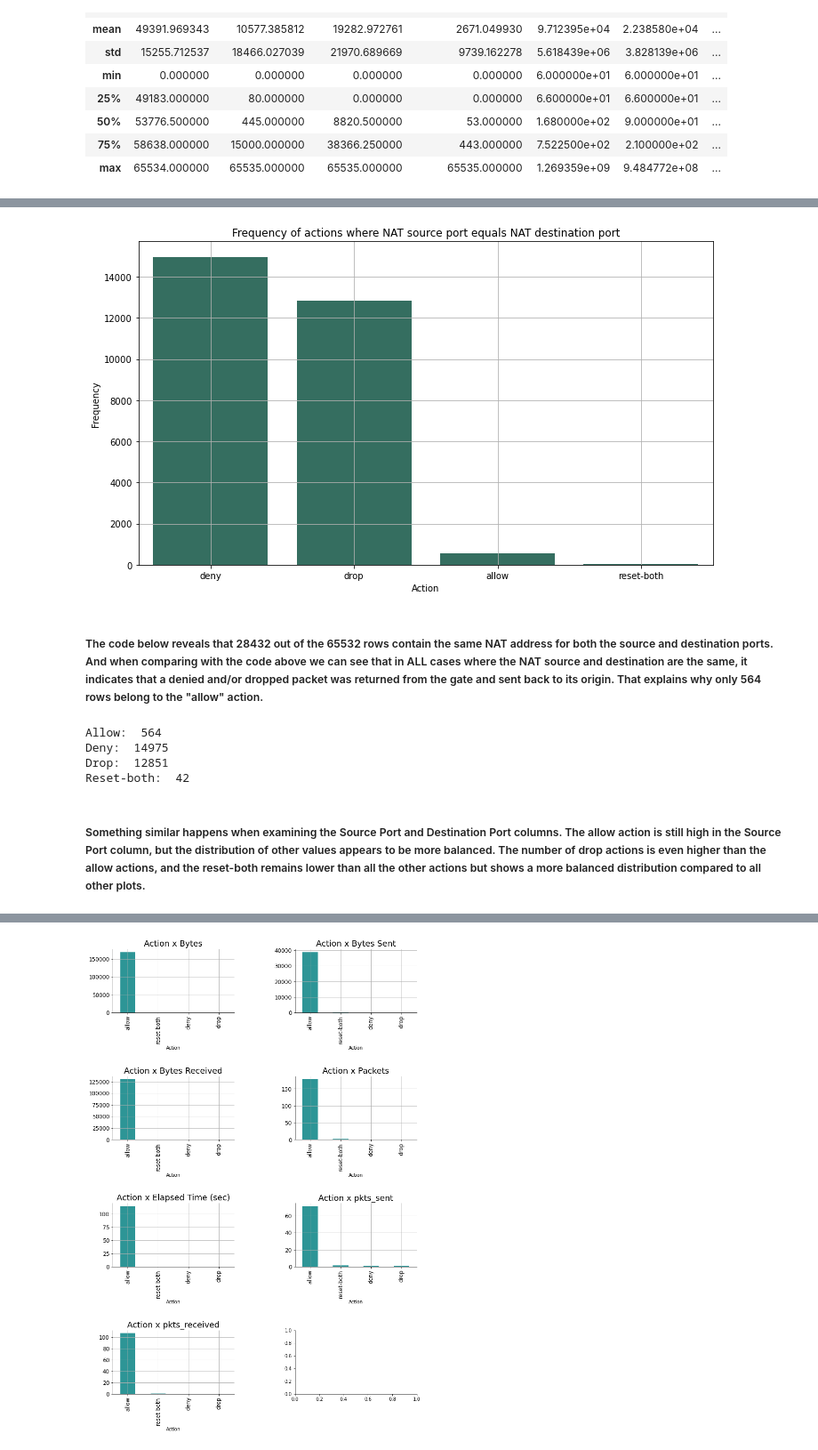
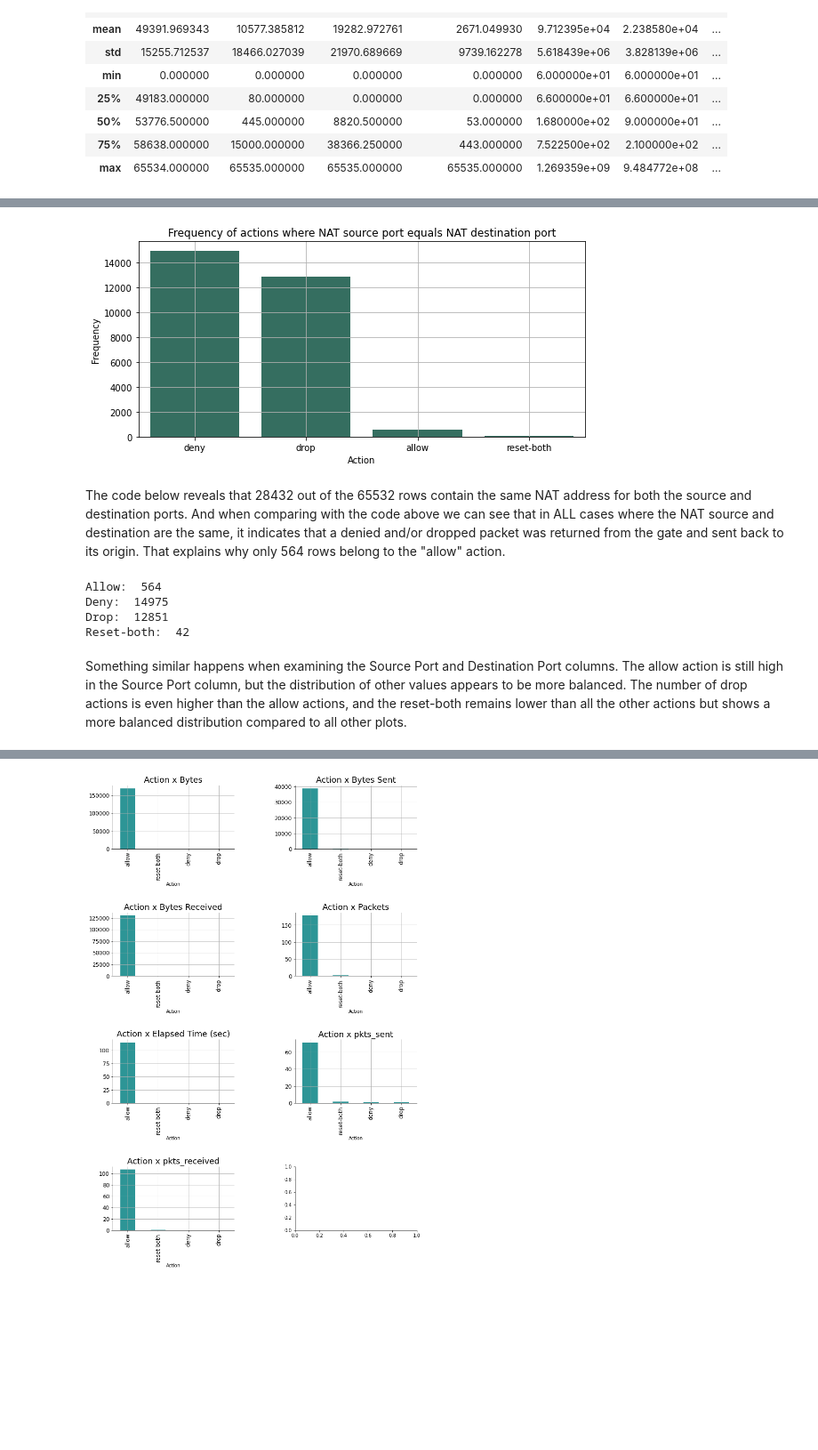
Before and after one commit to carolinedesat/ML_CA1, a Jupyter notebook: Caroline_ML_CA1.ipynb, the cells around one changed output, grey strips where cells are left out. Shown at 89% size. Saved outputs shown, nothing was run; the diff lists cells and outputs as text; code cells hidden in the pictures; blank space fills up the shorter version.

```diff
--- a/Caroline_ML_CA1.ipynb
+++ b/Caroline_ML_CA1.ipynb
@@ -145,19 +143,19 @@ Name: Action, dtype: int64
 # %%
 same_ports = df[df['NAT Source Port'] == df['NAT Destination Port']]
 unique_actions = same_ports['Action'].value_counts()
-plt.figure(figsize=(10, 6))
 
+plt.figure(figsize=(8, 4))
 sns.barplot(x=unique_actions.index, y=unique_actions.values, color='#2C7865')
 plt.xlabel('Action')
 plt.ylabel('Frequency')
 plt.title('Frequency of actions where NAT source port equals NAT destination port')
 plt.grid(True)
 plt.tight_layout()
 plt.show()
 # %% [output]
-[figure, old version]
+[figure, new version]
 # %% [markdown]
-##### The code below reveals that 28432 out of the 65532 rows contain the same NAT address for both the source and destination ports. And when comparing with the code above we can see that in ALL cases where the NAT source and destination are the same, it indicates that a denied and/or dropped packet was returned from the gate and sent back to its origin. That explains why only 564 rows belong to the "allow" action.
+The code below reveals that 28432 out of the 65532 rows contain the same NAT address for both the source and destination ports. And when comparing with the code above we can see that in ALL cases where the NAT source and destination are the same, it indicates that a denied and/or dropped packet was returned from the gate and sent back to its origin. That explains why only 564 rows belong to the "allow" action.
 # %%
 nat_allow = len(df[(df['NAT Source Port'] == df['NAT Destination Port']) & (df['Action'] == 'allow')])
 nat_deny = len(df[(df['NAT Source Port'] == df['NAT Destination Port']) & (df['Action'] == 'deny')])
@@ -174,5 +172,5 @@ Deny:  14975
 Drop:  12851
 Reset-both:  42
 # %% [markdown]
-##### Something similar happens when examining the Source Port and Destination Port columns. The allow action is still high in the Source Port column, but the distribution of other values appears to be more balanced. The number of drop actions is even higher than the allow actions, and the reset-both remains lower than all the other actions but shows a more balanced distribution compared to all other plots.
+Something similar happens when examining the Source Port and Destination Port columns. The allow action is still high in the Source Port column, but the distribution of other values appears to be more balanced. The number of drop actions is even higher than the allow actions, and the reset-both remains lower than all the other actions but shows a more balanced distribution compared to all other plots.
 # %%
```
Also changed, not shown: parts of 46 cells of this notebook.
